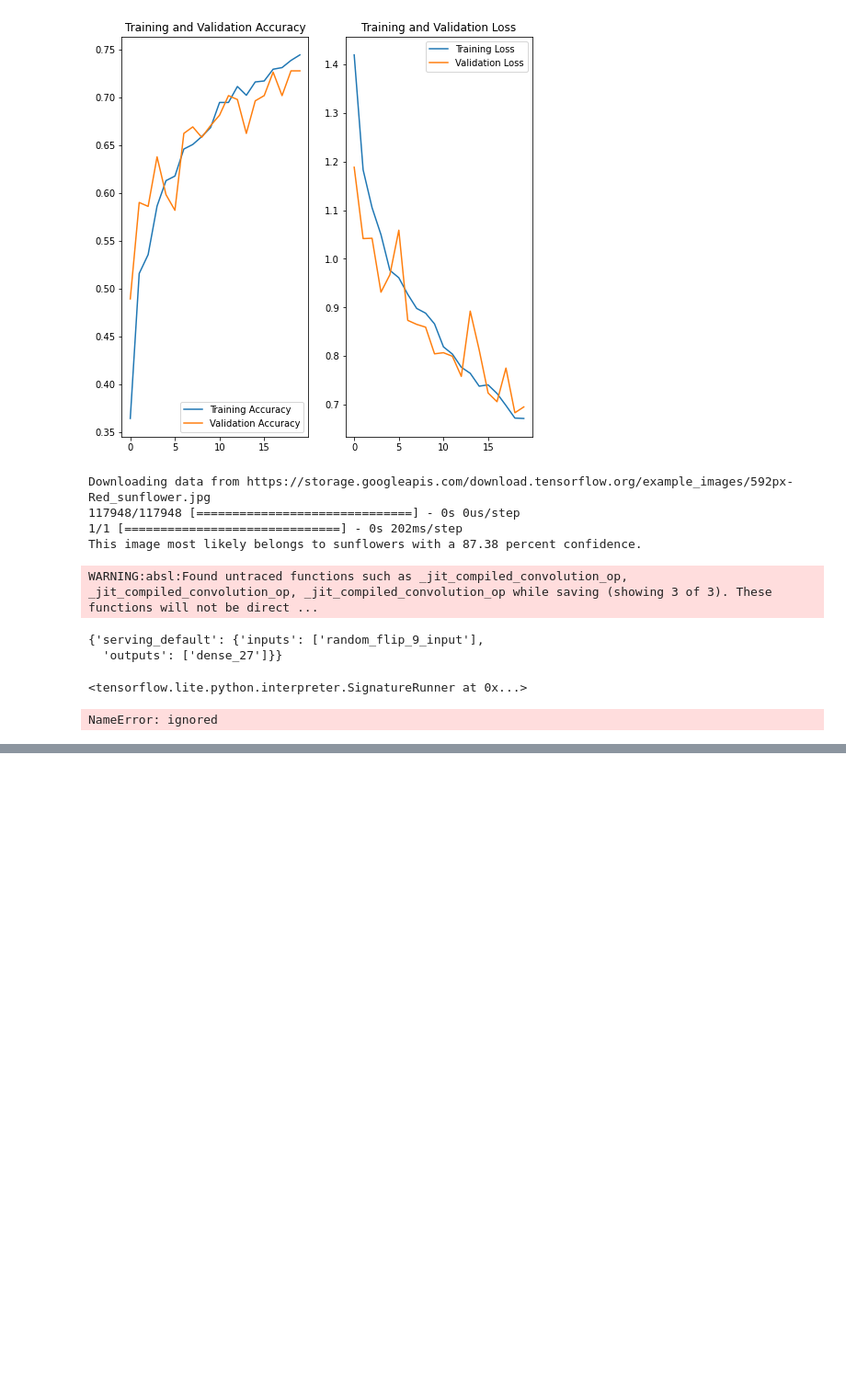
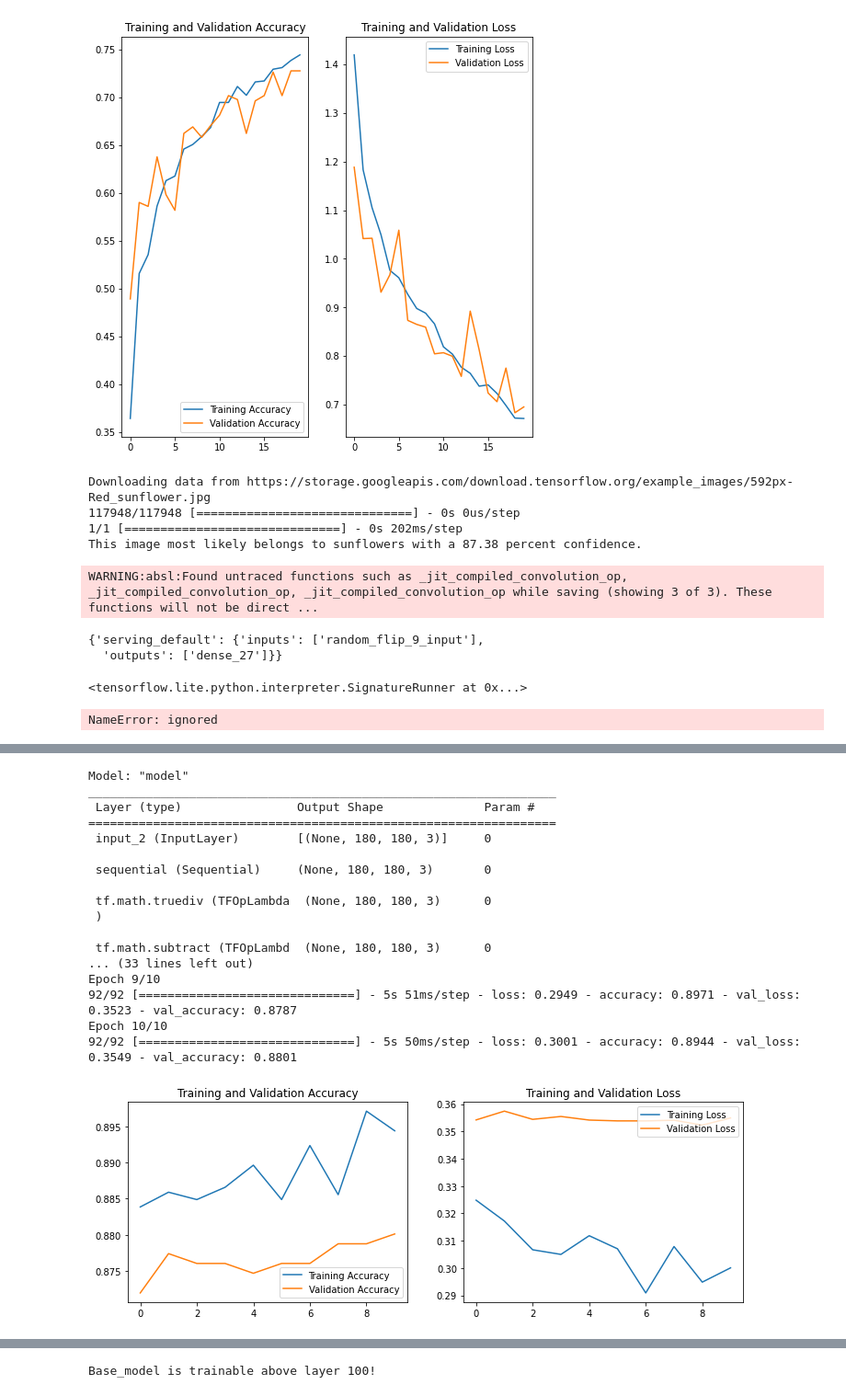
Before and after one commit to CoderAPS/neural_nets, a Jupyter notebook: flower_photos.ipynb, the cells around one changed output, grey strips where cells are left out. Shown at 92% size. Saved outputs shown, nothing was run; the diff lists cells and outputs as text; code cells hidden in the pictures; blank space fills up the shorter version.

```diff
--- a/flower_photos.ipynb
+++ b/flower_photos.ipynb
@@ -141,7 +146,7 @@ def create_model():
   model.add(Dropout(0.5))
   model.add(Dense(128,activation='relu'))
 
-  model.add(Dense(num_classes))
+  model.add(Dense(num_classes,activation='Softmax'))
 
 
   model.compile(optimizer=keras.optimizers.Adam(learning_rate=0.0005),
@@ -297,0 +362,32 @@ NameError: ignored
+# %%
+def create_model_v2():
+   inputs = tf.keras.Input(shape=(180, 180, 3))
+
+   # add image augmentation layers
+   data_augmentation = tf.keras.Sequential([
+   tf.keras.layers.RandomFlip('horizontal'),
+   tf.keras.layers.RandomRotation(0.2)])
+
+   augmentation_layer = data_augmentation(inputs)
+
+   # preprocess image for base_model
+   processed_data = tf.keras.applications.mobilenet_v2.preprocess_input(augmentation_layer)
+
+   # add base_model
+   base_model_layer = base_model(processed_data,training=False)
+
+   # average over the spatial 5x5 spatial locations, using a
+   # GlobalAveragePooling2D layer to convert the features to a single 1280-element vector per image.
+   layer_a = GlobalAveragePooling2D()(base_model_layer)
+
+   # Add a dropout layer
+   layer_b = Dropout(0.2)(layer_a)
+
+   # Add a classification layer: don't need an activation function here because this prediction
+   # will be treated as a logit, or a raw prediction value. Positive numbers predict class 1,
+   # negative numbers predict class 0.
+   outputs = Dense(5)(layer_b)
+
+   model = keras.Model(inputs,outputs)
+
+   return model
@@ -297,0 +398,6 @@ NameError: ignored
+# %%
+fe_tl_model = create_model_v2()
+# %%
+fe_tl_model.compile(optimizer=keras.optimizers.Adam(learning_rate=0.0001),
+              loss=tf.keras.losses.SparseCategoricalCrossentropy(from_logits=True),
+              metrics=['accuracy'])
@@ -297,0 +434,22 @@ NameError: ignored
+# %%
+# evaluate model with feature extraction
+evaluate(fe_tl_model,10)
+# %% [output]
+Model: "model"
+_________________________________________________________________
+ Layer (type)                Output Shape              Param #
+=================================================================
+ input_2 (InputLayer)        [(None, 180, 180, 3)]     0
+
+ sequential (Sequential)     (None, 180, 180, 3)       0
+
+ tf.math.truediv (TFOpLambda  (None, 180, 180, 3)      0
+ )
+
+ tf.math.subtract (TFOpLambd  (None, 180, 180, 3)      0
+... (33 lines left out)
+Epoch 9/10
+92/92 [==============================] - 5s 51ms/step - loss: 0.2949 - accuracy: 0.8971 - val_loss: 0.3523 - val_accuracy: 0.8787
+Epoch 10/10
+92/92 [==============================] - 5s 50ms/step - loss: 0.3001 - accuracy: 0.8944 - val_loss: 0.3549 - val_accuracy: 0.8801
+[figure, added]
@@ -297,0 +458,4 @@ NameError: ignored
+# %%
+train_base_model(True)
+# %% [output]
+Base_model is trainable above layer 100!
```
Also changed, not shown: parts of 17 cells of this notebook.
